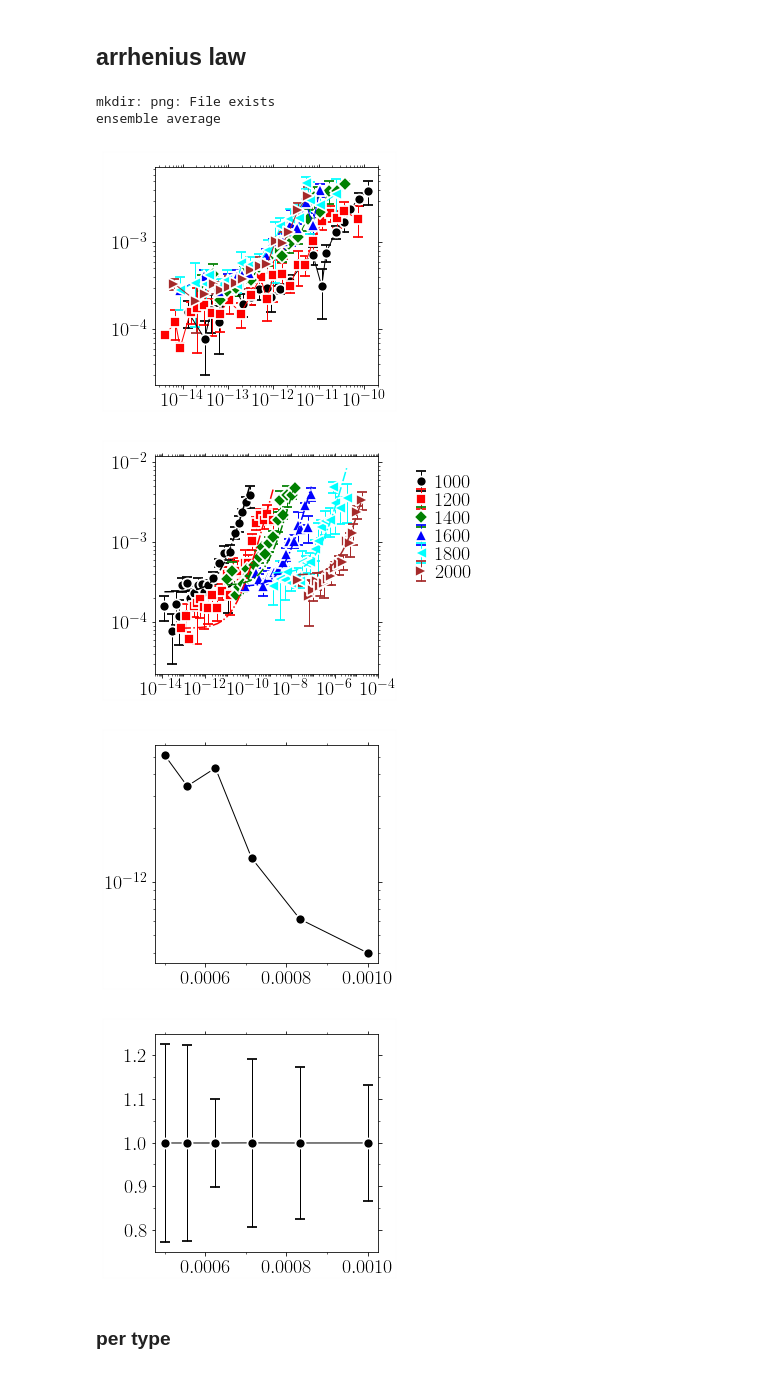
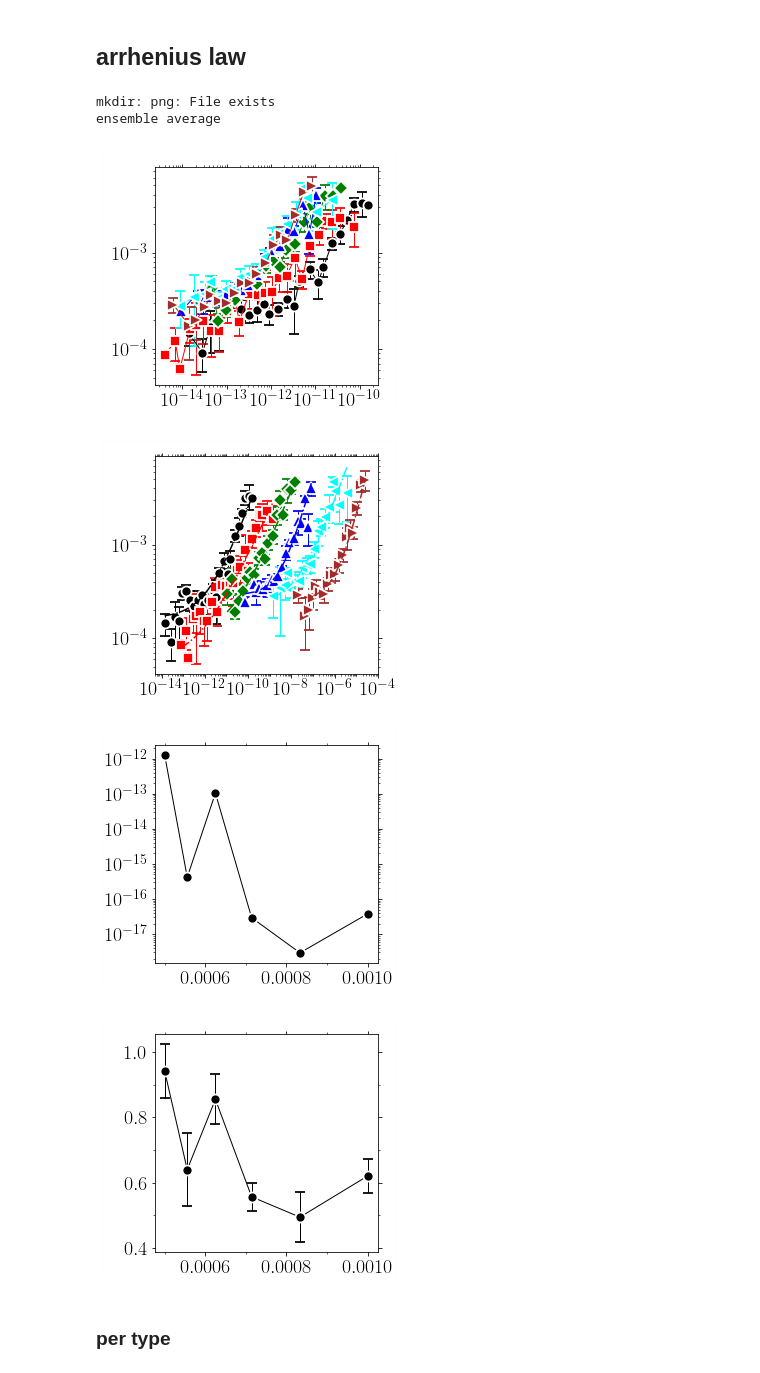
Before and after one commit to kkarimi62/vacancyDiffusion, a Jupyter notebook: postproc/postproc.ipynb, the cells around one changed output. Drawn from its saved outputs; the diff is of its cells as text; code cells hidden in the pictures.

```diff
--- a/postproc/postproc.ipynb
+++ b/postproc/postproc.ipynb
@@ -335,0 +399,6 @@ reached end of file!
+# %%
+!rm void.xyz
+for itime in range(xv.shape[0]):
+    sfile=open('void.xyz','a')
+    utl.PrintOvito(pd.DataFrame(np.c_[xv[itime,:]+rc].reshape(1,3),columns=['x','y','z']),
+                   sfile, 'itime=%s'%itime, attr_list=['x', 'y', 'z'])
@@ -335,0 +409,30 @@ reached end of file!
+# %%
+def unwrapped(key0,key1):
+    times = list(lmpDisp.coord_atoms_broken.keys())
+    times.sort()
+    x = np.concatenate([list(map(lambda x:lmpVel.coord_atoms_broken[x][key0],times))],axis=0).T
+    x=x.cumsum(axis=1)
+    x= (x.T + np.array(lmpVel.coord_atoms_broken[0][key1])).T
+    return x
+
+x=unwrapped('DisplacementX','x')
+y=unwrapped('DisplacementY','y')
+z=unwrapped('DisplacementZ','z')
+
+times = list(lmpDisp.coord_atoms_broken.keys())
+times.sort()
+count=0
+#xsum_concat=np.array([0,0,0])
+for itime in times:
+    filtr = lmpCna.coord_atoms_broken[itime]['StructureType'] == 0.0
+    xsum = np.array([x[:,itime][filtr].mean(), y[:,itime][filtr].mean(), z[:,itime][filtr].mean()])
+    xsum_concat = xsum.copy() if itime == 0 else np.c_[xsum_concat,xsum]
+    count += 1
+xsum_concat = xsum_concat.T
+xsum_concat
+
+!rm void.xyz
+for itime in range(xsum_concat.shape[0]):
+    sfile=open('void.xyz','a')
+    utl.PrintOvito(pd.DataFrame(np.c_[xsum_concat[itime,:]].reshape(1,3),columns=['x','y','z']),
+                   sfile, 'itime=%s'%itime, attr_list=['x', 'y', 'z'])
@@ -706,7 +818,7 @@ class Temperature:
                        None,
                        ax=ax,
                        Plot=False,
-                       legend=legends.Get(),
+#                        legend=legends.Get(),
                        DrawFrame=DRAW_FRAME,
                        **plotAttrs
                       )
@@ -735,7 +847,7 @@ if not eval(confParser['flags']['RemoteMachine']):
     !mkdir png
     #--- temp object
     temp = Temperature(
-        [1000,1200,1400,1600,1800,2000],6,
+        [1000,1200,1400,1600,1800,2000],8,
 #        np.arange(1000,1440,80),1,
 #        verbose = True,
                      )
@@ -781,43 +893,44 @@ if not eval(confParser['flags']['RemoteMachine']):
              shift=True,
 #             bounds=([0, 0, 0,0.999], [1e-2, 1e-3, 1,1.001]),
 #             p0=[2.450192558293684e-08, 0.00023822488904874157, 0.9999977703994274, 0.9991059679876155],
+            p0=[[1e-08, 1e-4, 1e2, 1.0]],
              SIGMA=True, #--- comment for ni
              plotAttrs={'yscale':'log',
                   'xscale':'log',
 #                   'xlim':(1e-10,1e-3),
 #                   'ylim':(1e-4,1e-1),
 #                     'xstr':r'$t\mathrm{(s)}$',
 #                   'ystr':r'msd(A$^2$)',
                         'ndecade_x':2,
 #                    'bbox_to_anchor':(0.01,0.3,0.5,0.5),
                    'title':'png/msd_temp_cantor_fit.png'},
             )
     temp.PlotDiff(**{
                   'yscale':'log',
 #                   'xlim':(1e-10,1e-3),
 #                   'ylim':(1e-4,1e-1),
 #                   xstr=r'$1/T(K^{-1})$',
 #                   ystr=r'$D(m^2/s)$',
-                    'title':'png/D_temp_ni.png',
+                    'title':'png/D_temp_cantor.png',
                     }
                 )
 
     temp.PlotExponent(**{
 #                  'yscale':'log',
 #                   'xlim':(1e-10,1e-3),
 #                   'ylim':(.5,1.1),
 #                   xstr=r'$1/T(K^{-1})$',
 #                   ystr=r'$D(m^2/s)$',
-                    'title':'png/alpha_temp_ni.png',
+                    'title':'png/alpha_temp_cantor.png',
                     }
                 )
 # %% [output]
 mkdir: png: File exists
 ensemble average
-[figure, old version]
+[figure, new version]
-[figure, old version]
+[figure, new version]
-[figure, old version]
+[figure, new version]
-[figure, old version]
+[figure, new version]
 # %% [markdown]
 ### per type
 # %%
```
Also changed, not shown: parts of 13 cells of this notebook, 1 other file.
